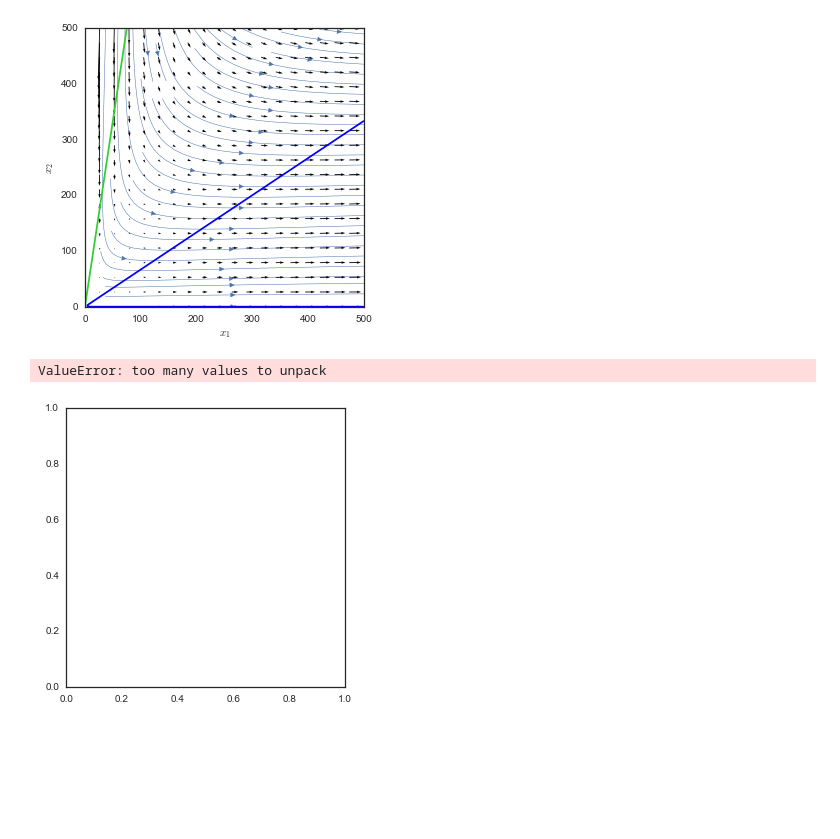
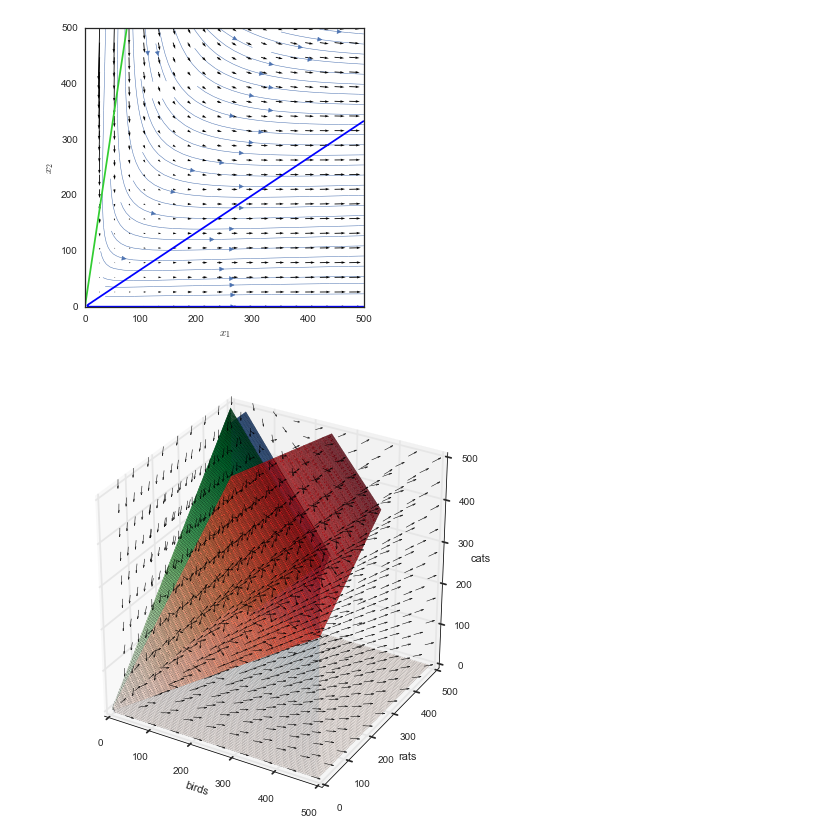
Before and after one commit to aaron2220/Mesopredator-Release, a Jupyter notebook: mesopredator release.ipynb, the cells around one changed output. Cells and saved outputs as stored; diff of their text form; code cells hidden in the pictures; blank space fills up the shorter version.

Commit message:
Added final plots

```diff
--- a/mesopredator release.ipynb
+++ b/mesopredator release.ipynb
@@ -275,7 +264,8 @@ display(phase2D)
 [figure]
 # %%
 def mesoboom(nus,rb,nub,mub,rr,mur,rc):
-    fig, axis = plt.subplots(figsize=(5,5), dpi=600)
+    fig = plt.figure(figsize=(8,8), dpi=600)
+    axis = fig.add_subplot(111, projection='3d')
     # CONSTANTS
     # birds
     Kb = 100000   # carrying capacity
@@ -303,45 +293,60 @@ def mesoboom(nus,rb,nub,mub,rr,mur,rc):
     Nx1=10
     Ny1=10
     Nz1=10
     xx1= np.linspace(ax,bx,Nx1)
     yy1= np.linspace(ay,by,Ny1)
     zz1= np.linspace(az,bz,Nz1)
     X1,Y1,Z1 = np.meshgrid(xx1,yy1,zz1)
 
     #  X,Y,Z for computing nullclines and the trajectories
     Nx=100
     Ny=100
     Nz=100
     xx= np.linspace(ax,bx,Nx)
     yy= np.linspace(ay,by,Ny)
     zz= np.linspace(az,bz,Nz)
     X,Y,Z = np.meshgrid(xx,yy,zz)
 
     # Nullclines
-    #levels = [0]
+    null = 0
+    vol1 = f1(X,Y,Z)
+    verts1, faces1 = measure.marching_cubes(vol1, null, spacing=(5,5,5))
+    axis.plot_trisurf(verts1[:, 0], verts1[:,1], faces1, verts1[:, 2],
+                cmap='Blues', lw=0.05)
+    vol2 = f2(X,Y,Z)
+    verts2, faces2 = measure.marching_cubes(vol2, null, spacing=(5,5,5))
+    axis.plot_trisurf(verts2[:, 0], verts2[:,1], faces2, verts2[:, 2],
+                cmap='Greens', lw=0.05)
+    vol3 = f3(X,Y,Z)
+    verts3, faces3 = measure.marching_cubes(vol3, null, spacing=(5,5,5))
+    axis.plot_trisurf(verts3[:, 0], verts3[:,1], faces3, verts3[:, 2],
+                cmap='Reds', lw=0.05)
+
     #c1 = axis.contour( X,Y,f1(X,Y), levels, antialiased=True, colors='limegreen', lw=0.5) # dx/dt=0
     #c2 = axis.contour( X,Y,f2(X,Y), levels, antialiased=True, colors='blue', lw=0.5) # dy/dt=0
 
     # Trajectories
-    #axis.streamplot(X1, Y1, f1(X1,Y1),f2(X1,Y1), linewidth=0.5, cmap=plt.cm.autumn)
+    #axis.streamplot(X1, Y1, Z1, f1(X1,Y1,Z1),f2(X1,Y1,Z1),f3(X1,Y1,Z1), linewidth=1, cmap=plt.cm.autumn)
 
     # Velocity field
-    plt.quiver(X1,Y1,Z1, f1(X1,Y1,Z1),f2(X1,Y1,Z1),f3,(X1,Y1,Z1), f1(X1,Y1,Z1), cmap=plt.cm.summer)
-    plt.xlabel(r'$x_1$')
-    plt.ylabel(r'$x_2$')
-    plt.zlabel(r'$x_3$')
+    plt.quiver(X1,Y1,Z1, f1(X1,Y1,Z1),f2(X1,Y1,Z1),f3(X1,Y1,Z1), color='k', cmap="Spectral", lw=0.5, length=20)
+    axis.set_xlabel('birds')
+    axis.set_ylabel('rats')
+    axis.set_zlabel('cats')
+    axis.set_xlim(ax, bx)
+    axis.set_ylim(ay, by)
+    axis.set_zlim(az, bz)
 
 
-nus_slider = widgets.FloatSliderWidget(min=0, max=50, step=0.1, value=1.5)
-rb_slider = widgets.FloatSliderWidget(min=0, max=500, step=0.1, value=10)
-nub_slider = widgets.FloatSliderWidget(min=0, max=50, step=0.1, value=1.5)
-mub_slider = widgets.FloatSliderWidget(min=0, max=50, step=0.1, value=1.5)
-rr_slider = widgets.FloatSliderWidget(min=0, max=500, step=0.1, value=10)
-mur_slider = widgets.FloatSliderWidget(min=0, max=50, step=0.1, value=1.5)
-rc_slider = widgets.FloatSliderWidget(min=0, max=50, step=0.1, value=1.5)
+nus_slider = widgets.FloatSliderWidget(min=0, max=10, step=0.01, value=1.5)
+rb_slider = widgets.FloatSliderWidget(min=0, max=10, step=0.01, value=1.4)
+nub_slider = widgets.FloatSliderWidget(min=0, max=10, step=0.01, value=1.5)
+mub_slider = widgets.FloatSliderWidget(min=0, max=10, step=0.01, value=1.5)
+rr_slider = widgets.FloatSliderWidget(min=0, max=10, step=0.01, value=1.5)
+mur_slider = widgets.FloatSliderWidget(min=0, max=10, step=0.01, value=1.5)
+rc_slider = widgets.FloatSliderWidget(min=0, max=10, step=0.01, value=1.5)
 phase3D = widgets.interactive( mesoboom, nus=nus_slider, rb=rb_slider, nub=nub_slider, mub=mub_slider, \
                               rr=rr_slider, mur=mur_slider, rc=rc_slider)
 display(phase3D)
 # %% [output]
-ValueError: too many values to unpack
-[figure, old version]
+[figure, new version]
```
Also changed, not shown: parts of 5 cells of this notebook.
